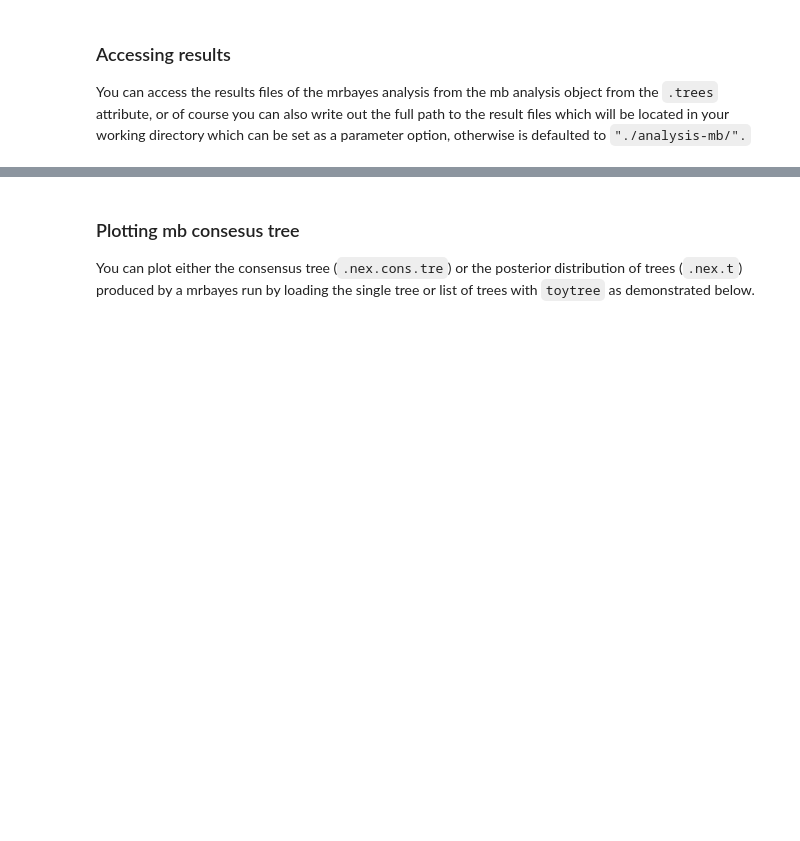
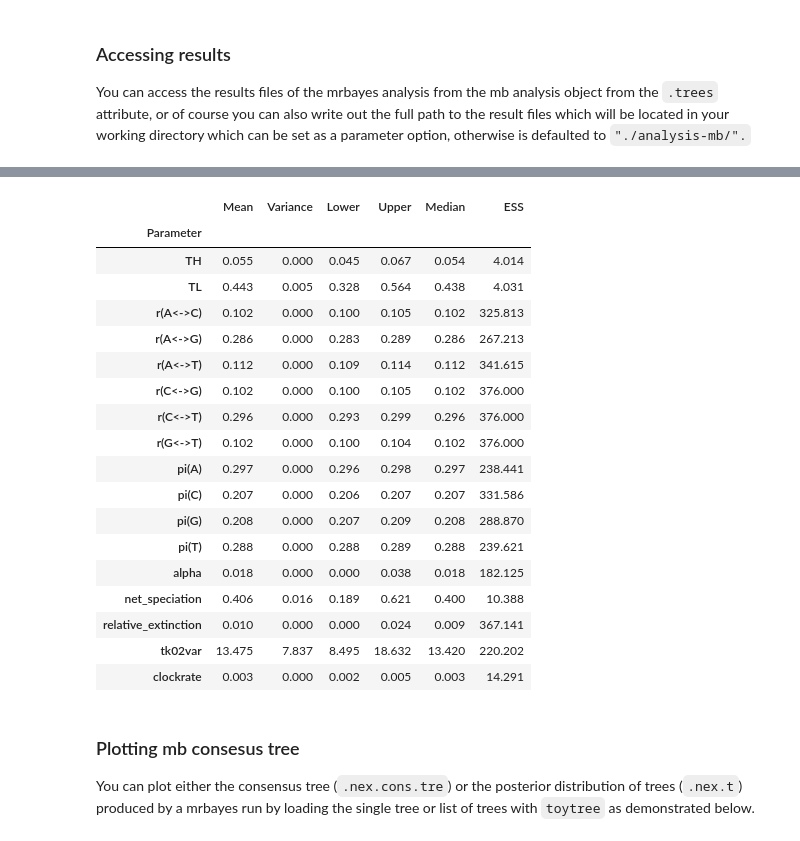
Before and after one commit to dereneaton/ipyrad, a Jupyter notebook: newdocs/API-analysis/cookbook-mrbayes.ipynb, the cells around one changed output, grey strips where cells are left out. Saved outputs shown, nothing was run; the diff lists cells and outputs as text; code cells hidden in the pictures; blank space fills up the shorter version.

```diff
--- a/newdocs/API-analysis/cookbook-mrbayes.ipynb
+++ b/newdocs/API-analysis/cookbook-mrbayes.ipynb
@@ -36,10 +37,10 @@ nexfile = "/home/deren/Documents/ipyrad/sandbox/pedicularis/analysis-ipyrad/min1
 # %%
 # init mrbayes object with input data and (optional) parameter options
 mb = ipa.mrbayes(
-    name="pedicularis-min10",
+    name="pedicularis-min10-5M",
     data=nexfile,
     clock=True,
-    ngen=500000,
-    samplefreq=1000,
+    ngen=5000000,
+    samplefreq=5000,
     nruns=1,
 )
@@ -48,3 +46,0 @@ Existing results loaded for run [3], see .trees attribute.
-# %%
-mb.params.samplefreq = 5000
-mb.params
@@ -64,0 +47,4 @@ treeagepr      offsetexp(1, 5)
+# %%
+# modify a param and show all params
+mb.params.samplefreq = 10000
+mb.params
@@ -109,3 +115,26 @@ mb.trees.constre
+# %%
+# show the convergence statistics (from the .pstat mb output file)
+mb.convergence_stats.round(3)
+# %% [output]
+|  | Mean | Variance | Lower | Upper | Median | ESS |
+| Parameter |  |  |  |  |  |  |
+| TH | 0.055 | 0.000 | 0.045 | 0.067 | 0.054 | 4.014 |
+| TL | 0.443 | 0.005 | 0.328 | 0.564 | 0.438 | 4.031 |
+| r(A<->C) | 0.102 | 0.000 | 0.100 | 0.105 | 0.102 | 325.813 |
+| r(A<->G) | 0.286 | 0.000 | 0.283 | 0.289 | 0.286 | 267.213 |
+| r(A<->T) | 0.112 | 0.000 | 0.109 | 0.114 | 0.112 | 341.615 |
+| r(C<->G) | 0.102 | 0.000 | 0.100 | 0.105 | 0.102 | 376.000 |
+| r(C<->T) | 0.296 | 0.000 | 0.293 | 0.299 | 0.296 | 376.000 |
+| r(G<->T) | 0.102 | 0.000 | 0.100 | 0.104 | 0.102 | 376.000 |
+| pi(A) | 0.297 | 0.000 | 0.296 | 0.298 | 0.297 | 238.441 |
+| pi(C) | 0.207 | 0.000 | 0.206 | 0.207 | 0.207 | 331.586 |
+| pi(G) | 0.208 | 0.000 | 0.207 | 0.209 | 0.208 | 288.870 |
+| pi(T) | 0.288 | 0.000 | 0.288 | 0.289 | 0.288 | 239.621 |
+| alpha | 0.018 | 0.000 | 0.000 | 0.038 | 0.018 | 182.125 |
+| net_speciation | 0.406 | 0.016 | 0.189 | 0.621 | 0.400 | 10.388 |
+| relative_extinction | 0.010 | 0.000 | 0.000 | 0.024 | 0.009 | 367.141 |
+| tk02var | 13.475 | 7.837 | 8.495 | 18.632 | 13.420 | 220.202 |
+| clockrate | 0.003 | 0.000 | 0.002 | 0.005 | 0.003 | 14.291 |
 # %% [markdown]
 ### Plotting mb consesus tree
 You can plot either the consensus tree (`.nex.cons.tre`) or the posterior distribution of trees (`.nex.t`) produced by a mrbayes run by loading the single tree or list of trees with `toytree` as demonstrated below.
```
Also changed, not shown: parts of 16 cells of this notebook, 1 other file.
